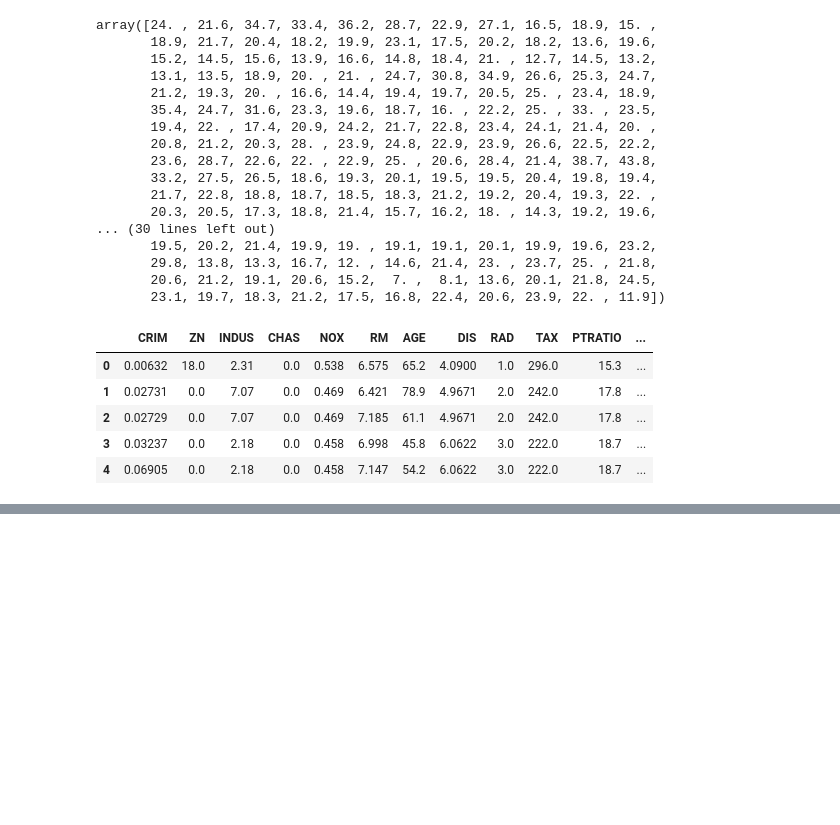
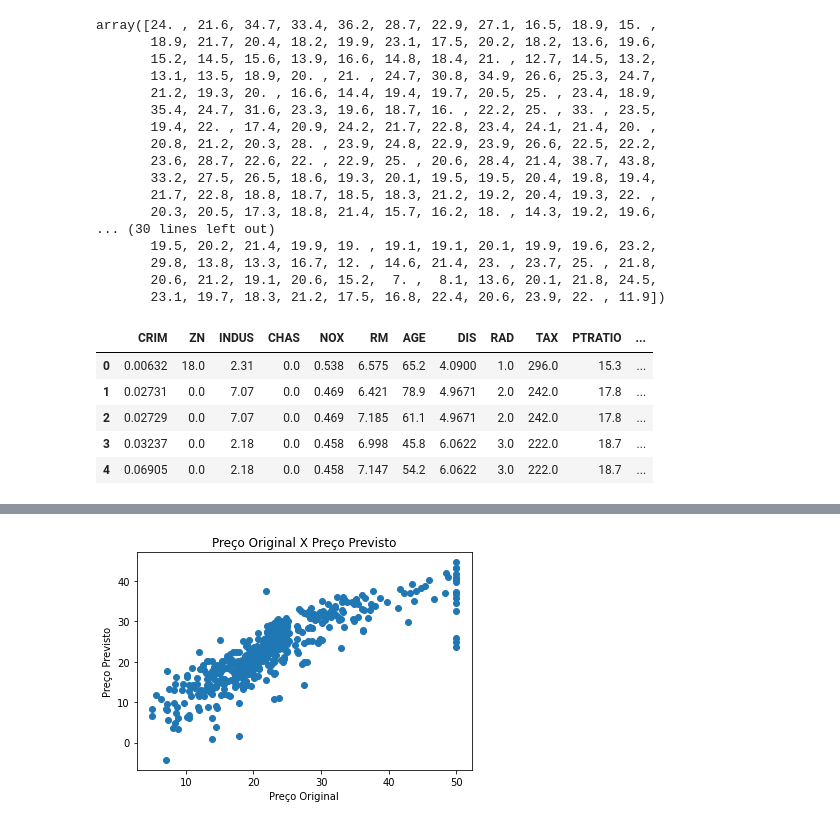
Before and after one commit to KARINAgoncalvesSOARES/Dsa, a Jupyter notebook: prevendo_os_precos_das_casas.ipynb, the cells around one changed output, grey strips where cells are left out. Saved outputs shown, nothing was run; the diff lists cells and outputs as text; code cells hidden in the pictures; blank space fills up the shorter version.

```diff
--- a/prevendo_os_precos_das_casas.ipynb
+++ b/prevendo_os_precos_das_casas.ipynb
@@ -131,0 +158,4 @@ df.head()
+# %%
+# Criando o objeto de regressão linear
+
+regr = LinearRegression()
@@ -131,0 +166,3 @@ df.head()
+# %%
+# Treinando o modelo
+regr.fit(x,y)
@@ -131,0 +199,9 @@ df.head()
+# %%
+# Comparando preços originais x preços previstos
+plt.scatter(df.PRICE, regr.predict(x))
+plt.xlabel("Preço Original")
+plt.ylabel("Preço Previsto")
+plt.title("Preço Original X Preço Previsto")
+plt.show()
+# %% [output]
+[figure, added]
```
Also changed, not shown: parts of 14 cells of this notebook.
